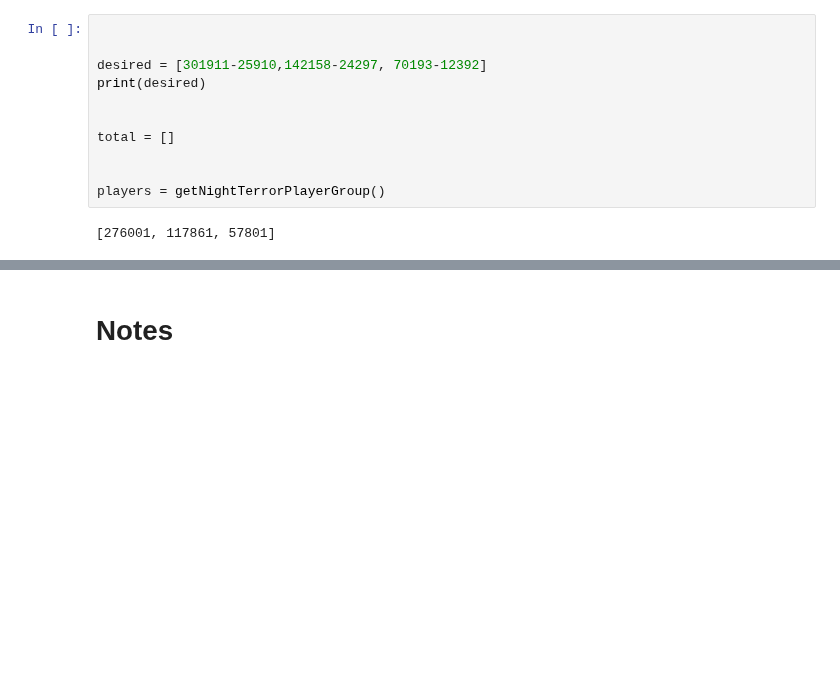
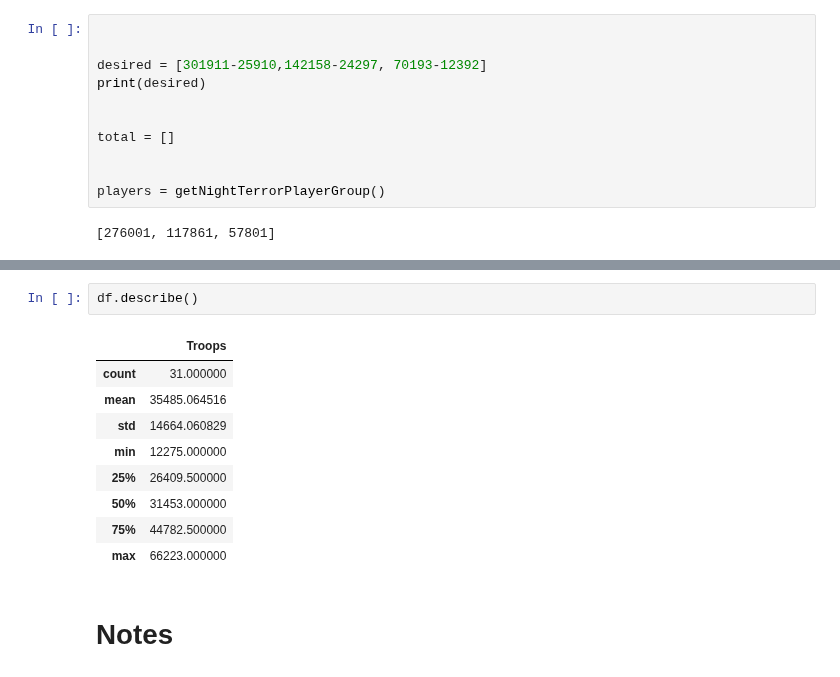
Before and after one commit to HausReport/MightyLogic, a Jupyter notebook: Notebooks/Turf_War_Demo.ipynb, the cells around one changed output, grey strips where cells are left out. Drawn from its saved outputs; the diff is of its cells as text; blank space fills up the shorter version.

```diff
--- a/Notebooks/Turf_War_Demo.ipynb
+++ b/Notebooks/Turf_War_Demo.ipynb
@@ -641,3 +677,15 @@ players = getNightTerrorPlayerGroup()
+# %%
+df.describe()
+# %% [output]
+|  | Troops |
+| count | 31.000000 |
+| mean | 35485.064516 |
+| std | 14664.060829 |
+| min | 12275.000000 |
+| 25% | 26409.500000 |
+| 50% | 31453.000000 |
+| 75% | 44782.500000 |
+| max | 66223.000000 |
 # %% [markdown]
 # Notes
 # %% [markdown]
```
Also changed, not shown: parts of 4 cells of this notebook.
